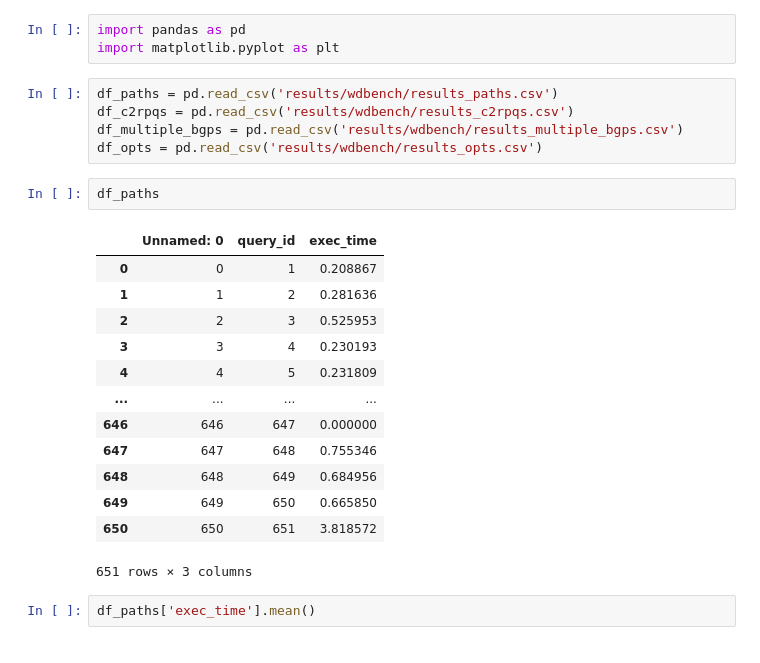
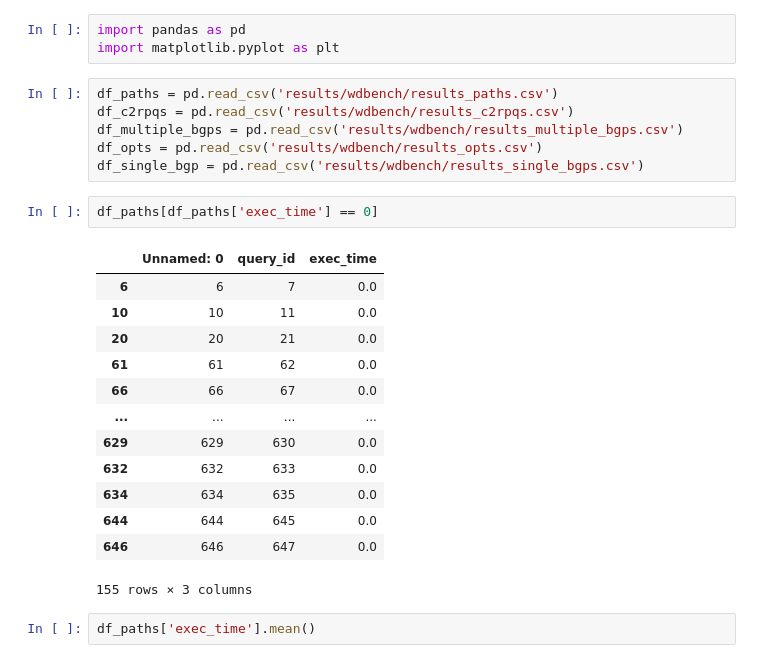
Before and after one commit to dsghrg/mt_rdf, a Jupyter notebook: notebooks/wdbench_res.ipynb, the cells around one changed output. Drawn from its saved outputs; the diff is of its cells as text.

```diff
--- a/notebooks/wdbench_res.ipynb
+++ b/notebooks/wdbench_res.ipynb
@@ -12,22 +12,23 @@ df_paths = pd.read_csv('results/wdbench/results_paths.csv')
 df_c2rpqs = pd.read_csv('results/wdbench/results_c2rpqs.csv')
 df_multiple_bgps = pd.read_csv('results/wdbench/results_multiple_bgps.csv')
 df_opts = pd.read_csv('results/wdbench/results_opts.csv')
+df_single_bgp = pd.read_csv('results/wdbench/results_single_bgps.csv')
-# %%
-df_paths
-# %% [output]
-|  | Unnamed: 0 | query_id | exec_time |
-| 0 | 0 | 1 | 0.208867 |
-| 1 | 1 | 2 | 0.281636 |
-| 2 | 2 | 3 | 0.525953 |
-| 3 | 3 | 4 | 0.230193 |
-| 4 | 4 | 5 | 0.231809 |
-| ... | ... | ... | ... |
-| 646 | 646 | 647 | 0.000000 |
-| 647 | 647 | 648 | 0.755346 |
-| 648 | 648 | 649 | 0.684956 |
-| 649 | 649 | 650 | 0.665850 |
-| 650 | 650 | 651 | 3.818572 |
-651 rows × 3 columns
+# %%
+df_paths[df_paths['exec_time'] == 0]
+# %% [output]
+|  | Unnamed: 0 | query_id | exec_time |
+| 6 | 6 | 7 | 0.0 |
+| 10 | 10 | 11 | 0.0 |
+| 20 | 20 | 21 | 0.0 |
+| 61 | 61 | 62 | 0.0 |
+| 66 | 66 | 67 | 0.0 |
+| ... | ... | ... | ... |
+| 629 | 629 | 630 | 0.0 |
+| 632 | 632 | 633 | 0.0 |
+| 634 | 634 | 635 | 0.0 |
+| 644 | 644 | 645 | 0.0 |
+| 646 | 646 | 647 | 0.0 |
+155 rows × 3 columns
 # %%
 df_paths['exec_time'].mean()
 # %% [output]
```
Also changed, not shown: 2 other files.
